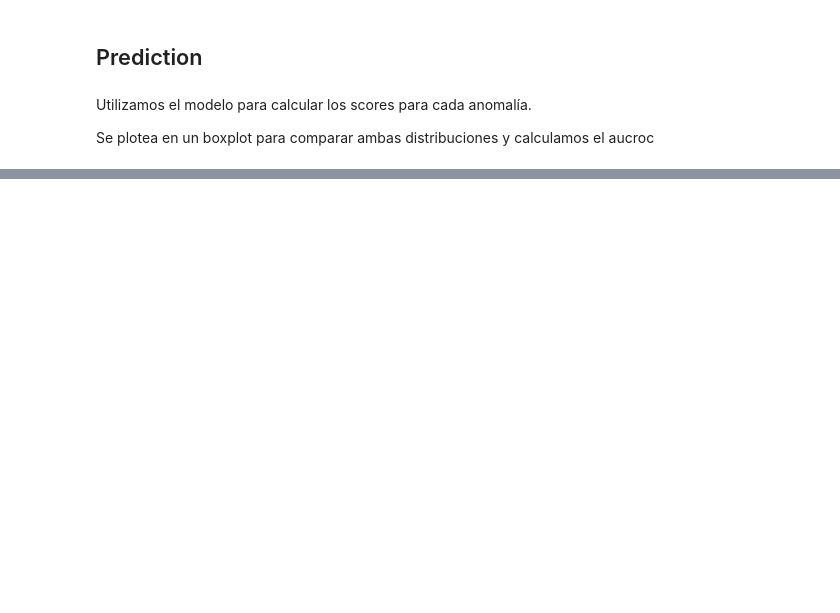
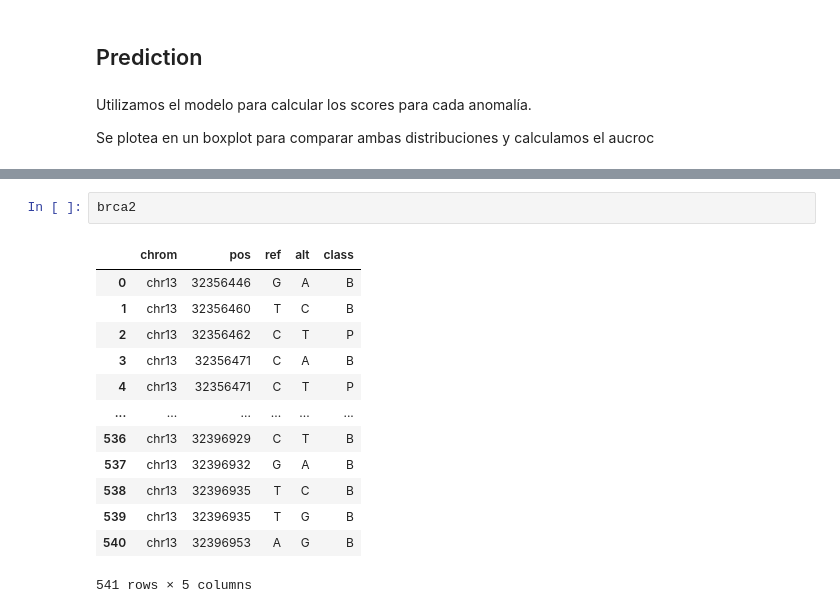
Before and after one commit to xkal1bur/PrevenIA, a Jupyter notebook: analysis2/analysis.ipynb, the cells around one changed output, grey strips where cells are left out. Drawn from its saved outputs; the diff is of its cells as text; blank space fills up the shorter version.

```diff
--- a/analysis2/analysis.ipynb
+++ b/analysis2/analysis.ipynb
@@ -361,3 +393,19 @@ print(f'Zero-shot prediction AUROC: {auroc:.2f}')
 '\nfrom evo2.models import Evo2\nfrom sklearn.metrics import roc_auc_score\n\nmodel = Evo2(\'evo2_7b_base\')\nn = 50  # número de observaciones a muestrear aleatoriamente\n\n# Muestreo aleatorio\nbrca ...
 # %% [markdown]
 ![imagen3](brca1_evo2.png)
+# %%
+brca2
+# %% [output]
+|  | chrom | pos | ref | alt | class |
+| 0 | chr13 | 32356446 | G | A | B |
+| 1 | chr13 | 32356460 | T | C | B |
+| 2 | chr13 | 32356462 | C | T | P |
+| 3 | chr13 | 32356471 | C | A | B |
+| 4 | chr13 | 32356471 | C | T | P |
+| ... | ... | ... | ... | ... | ... |
+| 536 | chr13 | 32396929 | C | T | B |
+| 537 | chr13 | 32396932 | G | A | B |
+| 538 | chr13 | 32396935 | T | C | B |
+| 539 | chr13 | 32396935 | T | G | B |
+| 540 | chr13 | 32396953 | A | G | B |
+541 rows × 5 columns
```
Also changed, not shown: parts of 10 cells of this notebook, 2 other files.
